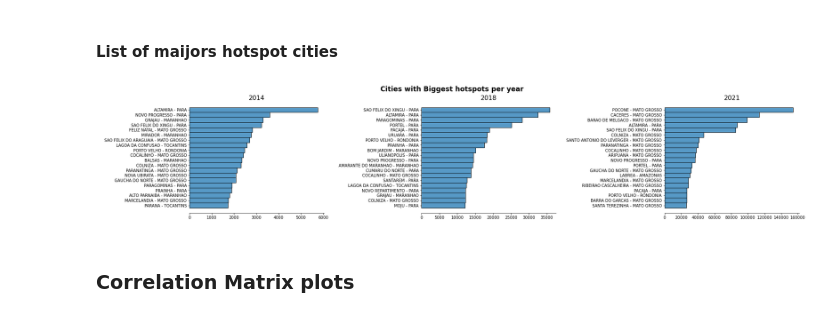
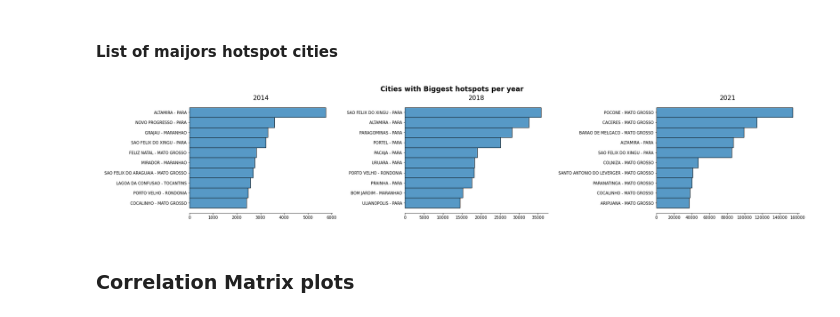
Before and after one commit to faustofcjr/amazon-social-progress, a Jupyter notebook: 03_data_exploration_indicadorisco.ipynb, the cells around one changed output. Saved outputs shown, nothing was run; the diff lists cells and outputs as text; code cells hidden in the pictures.

```diff
--- a/03_data_exploration_indicadorisco.ipynb
+++ b/03_data_exploration_indicadorisco.ipynb
@@ -66,24 +66,24 @@ def get_top_hotspot(dataset, head=10, ascending=True):
     df = dataset.copy()
     df["regiao"] = df[['municipio', 'estado']].agg(' - '.join, axis=1)
     group = df.groupby("regiao")
-    return group['indicadorisco'].sum().sort_values(ascending=ascending)[:head]
+    return group['indrisco'].sum().sort_values(ascending=ascending)[:head]
 
 
 def get_top_hotspot(dataset, head=10, ascending=True):
     df = dataset.copy()
     df["regiao"] = df[['municipio', 'estado']].agg(' - '.join, axis=1)
     group = df.groupby("regiao")
-    return group['indicadorisco'].sum().sort_values(ascending=ascending)[:head]
+    return group['indrisco'].sum().sort_values(ascending=ascending)[:head]
 
 
 def get_max_hotspot(dataset, year):
-    max_hotspot = dataset[(dataset["ano"] == year)]["indicadorisco"].max()
-    return dataset[(dataset["ano"] == year) & (dataset["indicadorisco"] == max_hotspot)]
+    max_hotspot = dataset[(dataset["ano"] == year)]["indrisco"].max()
+    return dataset[(dataset["ano"] == year) & (dataset["indrisco"] == max_hotspot)]
 
 
 def get_min_hotspot(dataset, year):
-    min_hotspot = dataset[(dataset["ano"] == year)]["indicadorisco"].min()
-    return dataset[(dataset["ano"] == year) & (dataset["indicadorisco"] == min_hotspot)]
+    min_hotspot = dataset[(dataset["ano"] == year)]["indrisco"].min()
+    return dataset[(dataset["ano"] == year) & (dataset["indrisco"] == min_hotspot)]
 
 
 def plot_top_hotspot(dataset, how_many=10, ascending=True):
@@ -118,9 +118,9 @@ plot_top_hotspot(dataset, how_many=20, ascending=True)
 # %% [markdown]
 #### List of maijors hotspot cities
 # %%
-plot_top_hotspot(dataset, how_many=20, ascending=False)
+plot_top_hotspot(dataset, how_many=10, ascending=False)
 # %% [output]
-[figure, old version]
+[figure, new version]
 # %% [markdown]
 ### Correlation Matrix plots
 # %%
```
Also changed, not shown: parts of 6 cells of this notebook, 5 other files.
